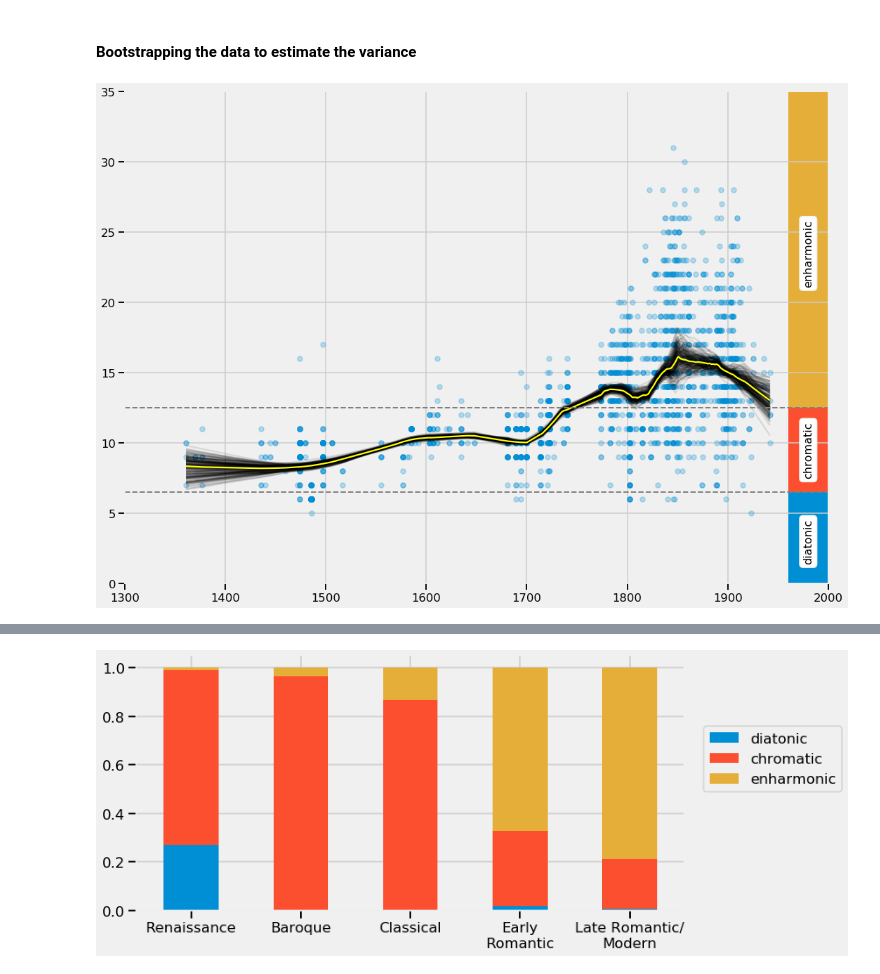
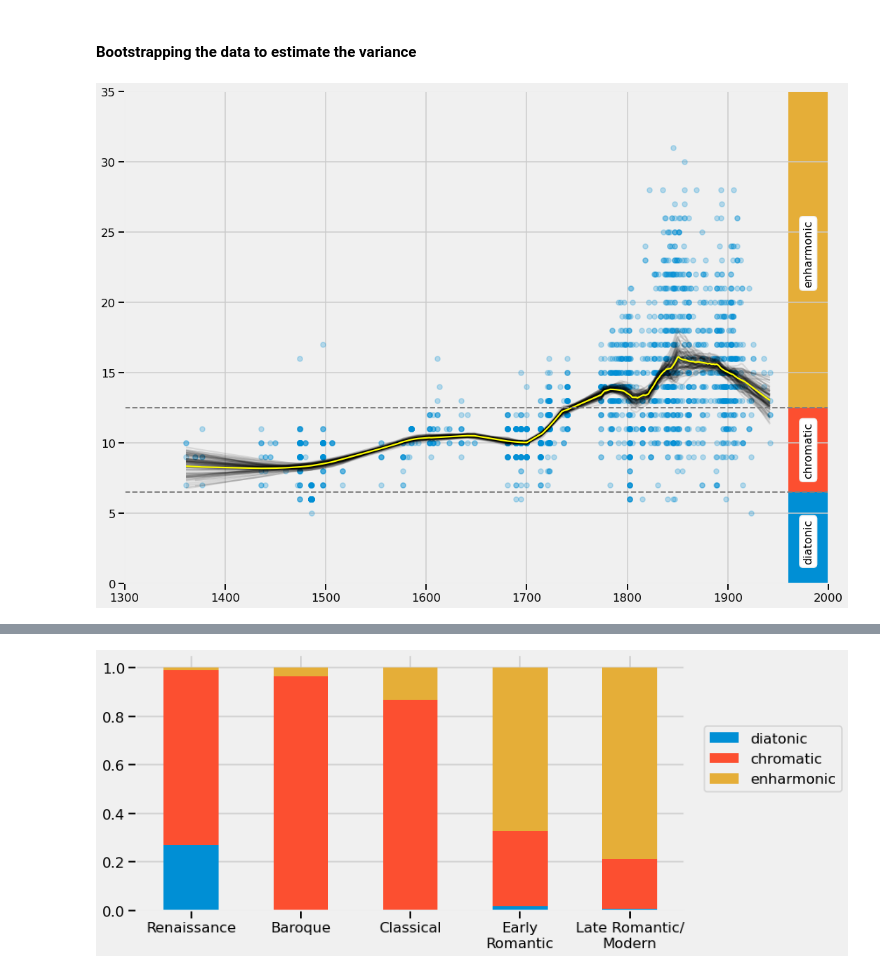
Before and after one commit to fabianmoss/academic-website, a Jupyter notebook: content/slides/20200914_York/tutorial.ipynb, the cells around one changed output, grey strips where cells are left out. Drawn from its saved outputs; the diff is of its cells as text; code cells hidden in the pictures.

```diff
--- a/content/slides/20200914_York/tutorial.ipynb
+++ b/content/slides/20200914_York/tutorial.ipynb
@@ -507,7 +509,7 @@ ax.plot(l[:,0], l[:,1], c="k")
 # %% [markdown]
 #### Bootstrapping the data to estimate the variance
 # %%
-B = 200
+B = 100
 delta = 1/6 # roughly "epochs"
 
 fig, ax = plt.subplots(figsize=(16,12))
@@ -519,7 +521,7 @@ l = lowess(y,x, frac=delta)
 ax.scatter(x,y, s=50, alpha=.25) # , c="firebrick", edgecolors="face"
 
 for _ in range(B):
-    resampled = data.sample(int(merged.shape[0]), replace=True)
+    resampled = data.sample(data.shape[0], replace=True)
 
     xx = resampled.display_year
     yy = resampled.lof_range
@@ -540,34 +542,34 @@ text_kws = {
         boxstyle="round"
     ),
     "horizontalalignment" : "center",
     "verticalalignment" : "center"
 }
 
 rect_props = {
     "width" : 40,
     "zorder" : -1,
     "alpha" : 1.
 }
 
 stylecolors = plt.rcParams["axes.prop_cycle"].by_key()["color"]
 
 ax.text(1980, 3, "diatonic", **text_kws)
 ax.axhline(6.5, c="gray", linestyle="--", lw=2) # dia / chrom.
 ax.add_patch(Rectangle((1960,0), height=6.5, facecolor=stylecolors[0], **rect_props))
 
 ax.text(1980, 9.5, "chromatic", **text_kws)
 ax.axhline(12.5, c="gray", linestyle="--", lw=2) # chr. / enh.
 ax.add_patch(Rectangle((1960,6.5), height=6, facecolor=stylecolors[1], **rect_props))
 
 ax.text(1980, 23.5, "enharmonic", **text_kws)
 ax.add_patch(Rectangle((1960,12.5), height=28, facecolor=stylecolors[2], **rect_props))
 
 ax.set_ylim(0,35)
 ax.set_xlim(1300,2000)
 plt.savefig("img/final.png", dpi=300)
 plt.show()
 # %% [output]
-[figure, old version]
+[figure, new version]
 # %% [markdown]
 ![Final Result](img/final.png)
 # %%
```
Also changed, not shown: parts of 14 cells of this notebook, 1 other file.
